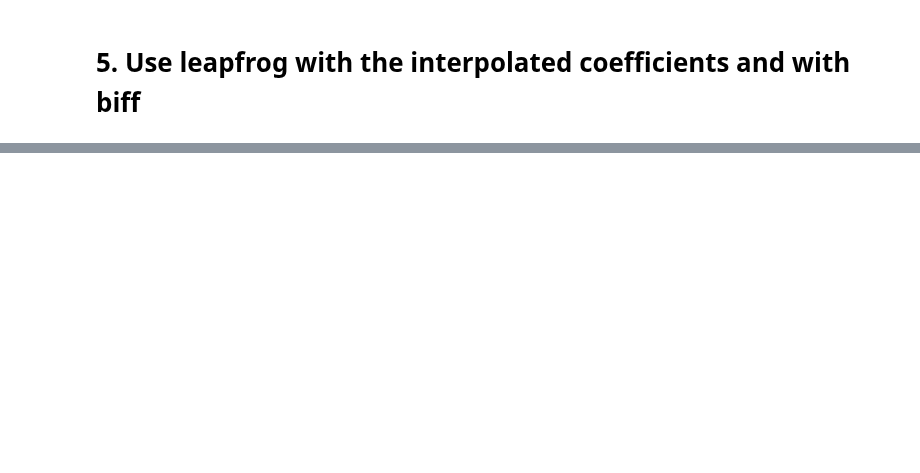
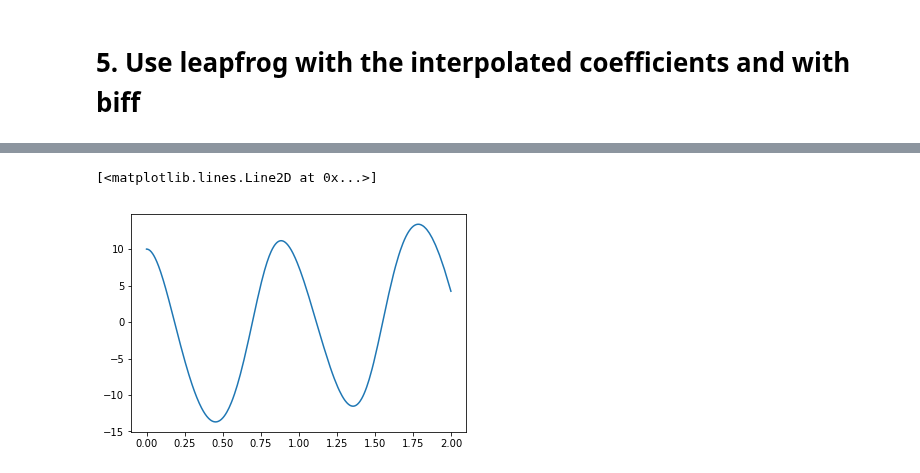
Before and after one commit to jngaravitoc/LMC-MW, a Jupyter notebook: code/SCF/computing_BEF_coeff_from_nbodysim.ipynb, the cells around one changed output, grey strips where cells are left out. Drawn from its saved outputs; the diff is of its cells as text; code cells hidden in the pictures; blank space fills up the shorter version.

```diff
--- a/code/SCF/computing_BEF_coeff_from_nbodysim.ipynb
+++ b/code/SCF/computing_BEF_coeff_from_nbodysim.ipynb
@@ -210,0 +232,3 @@ plot(t_orb, x_orb)
+# %%
+t_orb_an, x_orb_an, y_orb_an, z_orb_an, vx_orb_an, vy_orb_an, vz_orb_an = leapfrog_bfe.integrate_hern(10, 0, 0, 0, 100,\
+                                                                                                      0, 2, M*1E10, r_s)
@@ -210,0 +244,5 @@ plot(t_orb, x_orb)
+# %%
+plot(t_orb_an, x_orb_an, label='Analytic')
+# %% [output]
+[<matplotlib.lines.Line2D at 0x...>]
+[figure, added]
```
Also changed, not shown: parts of 12 cells of this notebook, 1 other file.
